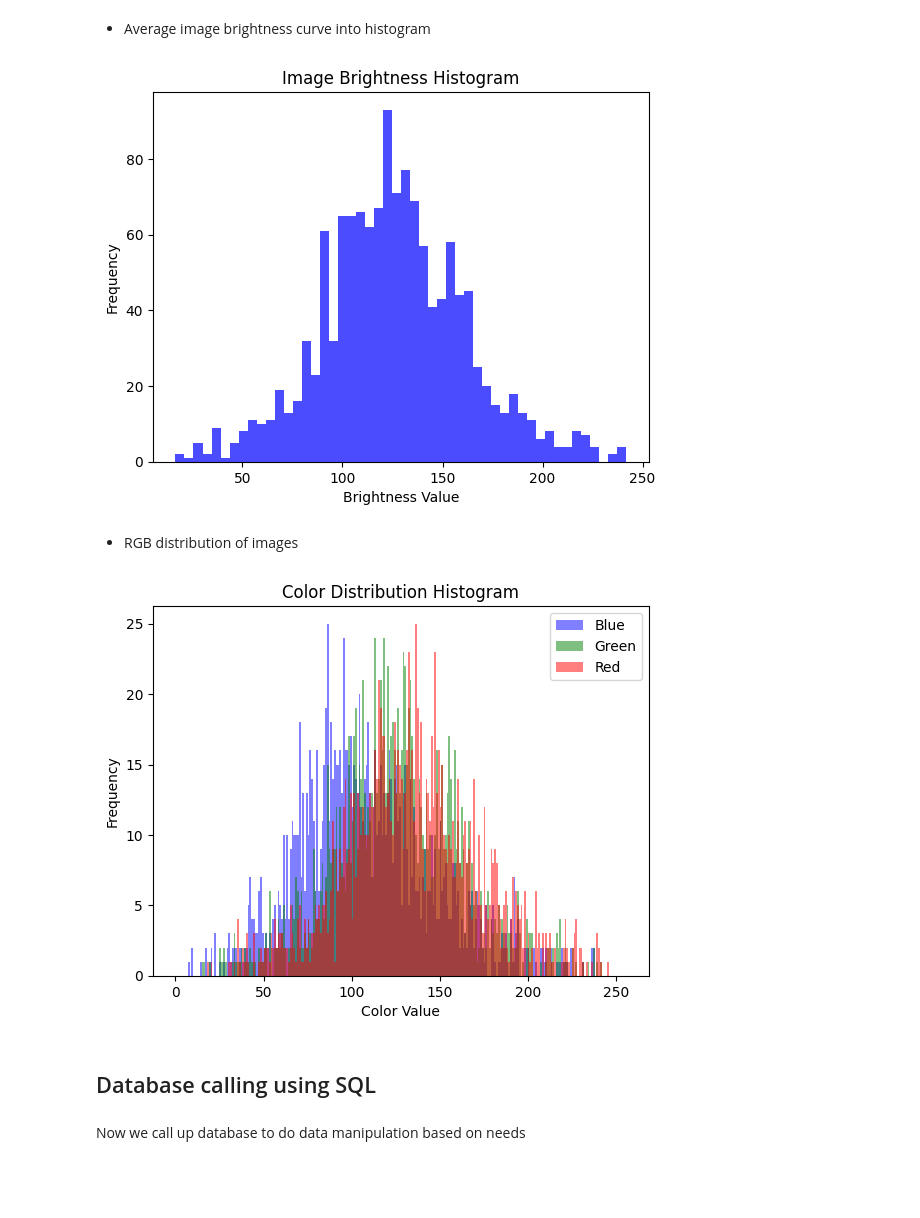
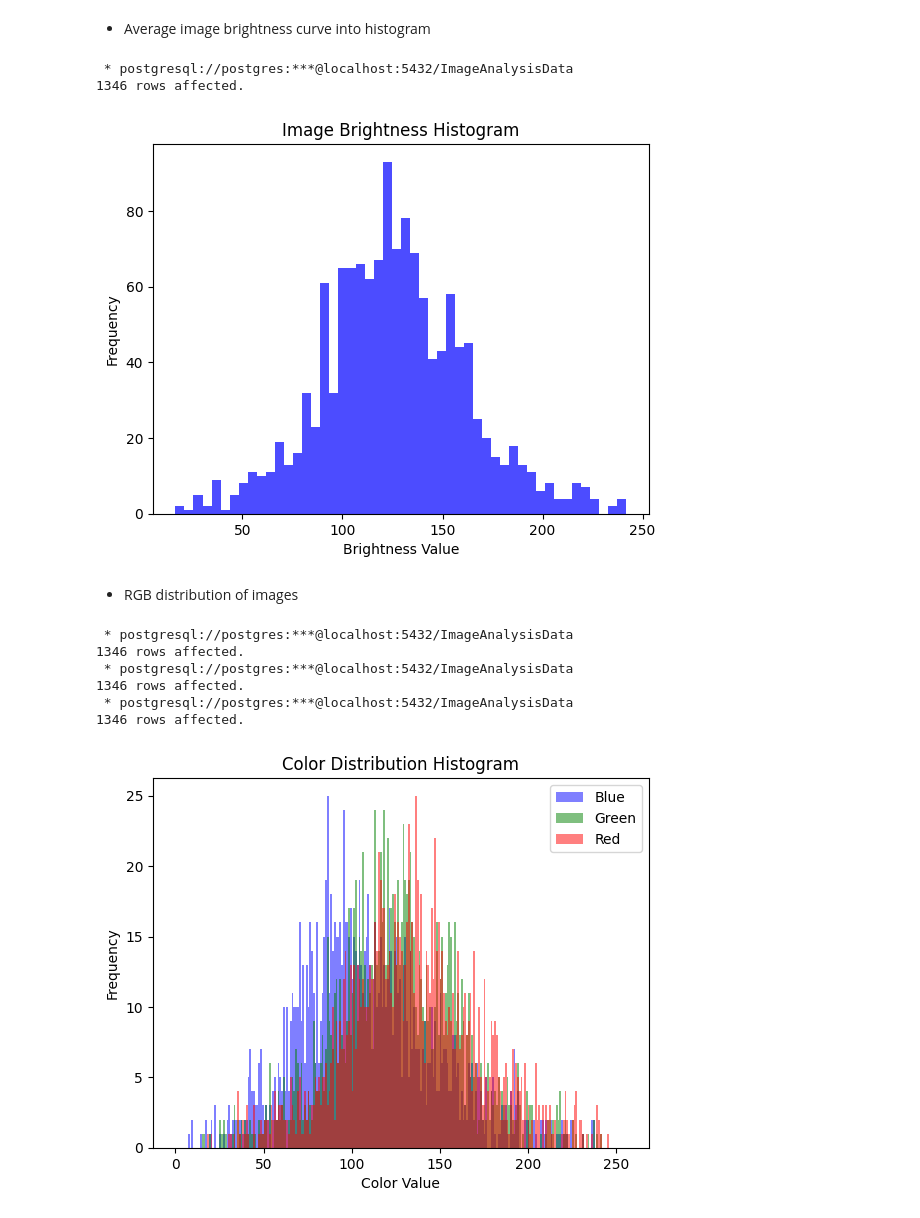
Before and after one commit to yanglinfang/npo_tech_wildlife_camera, a Jupyter notebook: imageRecognition.ipynb, the cells around one changed output. Saved outputs shown, nothing was run; the diff lists cells and outputs as text; code cells hidden in the pictures; blank space fills up the shorter version.

```diff
--- a/imageRecognition.ipynb
+++ b/imageRecognition.ipynb
@@ -226,31 +242,47 @@ plt.show()
 # %% [markdown]
 - Average image brightness curve into histogram
 # %%
+# Grab data from database
+brightness = %sql SELECT avg_brightness FROM ImageData
+brightnessData = brightness.DataFrame().iloc[:, 0].tolist()
+
 # After loading all images, create a histogram of brightness values
-plt.hist(brightnessVal, bins=50, color='blue', alpha=0.7)
+plt.hist(brightnessData, bins=50, color='blue', alpha=0.7)
 plt.title('Image Brightness Histogram')
 plt.xlabel('Brightness Value')
 plt.ylabel('Frequency')
 plt.show()
 # %% [output]
+ * postgresql://postgres:***@localhost:5432/ImageAnalysisData
+1346 rows affected.
-[figure, old version]
+[figure, new version]
 # %% [markdown]
 - RGB distribution of images
 # %%
+# Grab data from database
+redDistribution = %sql SELECT red_val FROM ImageData
+greenDistribution = %sql SELECT green_val FROM ImageData
+blueDistribution = %sql SELECT blue_val FROM ImageData
+redDistributionData = redDistribution.DataFrame().iloc[:, 0].tolist()
+greenDistributionData = greenDistribution.DataFrame().iloc[:, 0].tolist()
+blueDistributionData = blueDistribution.DataFrame().iloc[:, 0].tolist()
+
 # After loading all images, create 3 histograms of RGB values
 # Create histograms with different colors and overlay them
-plt.hist(blueVal, bins=256, color='blue', alpha=0.5, label='Blue', range=(0, 256))
-plt.hist(greenVal, bins=256, color='green', alpha=0.5, label='Green', range=(0, 256))
-plt.hist(redVal, bins=256, color='red', alpha=0.5, label='Red', range=(0, 256))
+plt.hist(blueDistributionData, bins=256, color='blue', alpha=0.5, label='Blue', range=(0, 256))
+plt.hist(greenDistributionData, bins=256, color='green', alpha=0.5, label='Green', range=(0, 256))
+plt.hist(redDistributionData, bins=256, color='red', alpha=0.5, label='Red', range=(0, 256))
 
 plt.title('Color Distribution Histogram')
 plt.xlabel('Color Value')
 plt.ylabel('Frequency')
 plt.legend()
 plt.show()
 # %% [output]
+ * postgresql://postgres:***@localhost:5432/ImageAnalysisData
+1346 rows affected.
+ * postgresql://postgres:***@localhost:5432/ImageAnalysisData
+1346 rows affected.
+ * postgresql://postgres:***@localhost:5432/ImageAnalysisData
+1346 rows affected.
-[figure, old version]
+[figure, new version]
-# %% [markdown]
-## Database calling using SQL
-# %% [markdown]
-Now we call up database to do data manipulation based on needs
```
Also changed, not shown: parts of 15 cells of this notebook.
